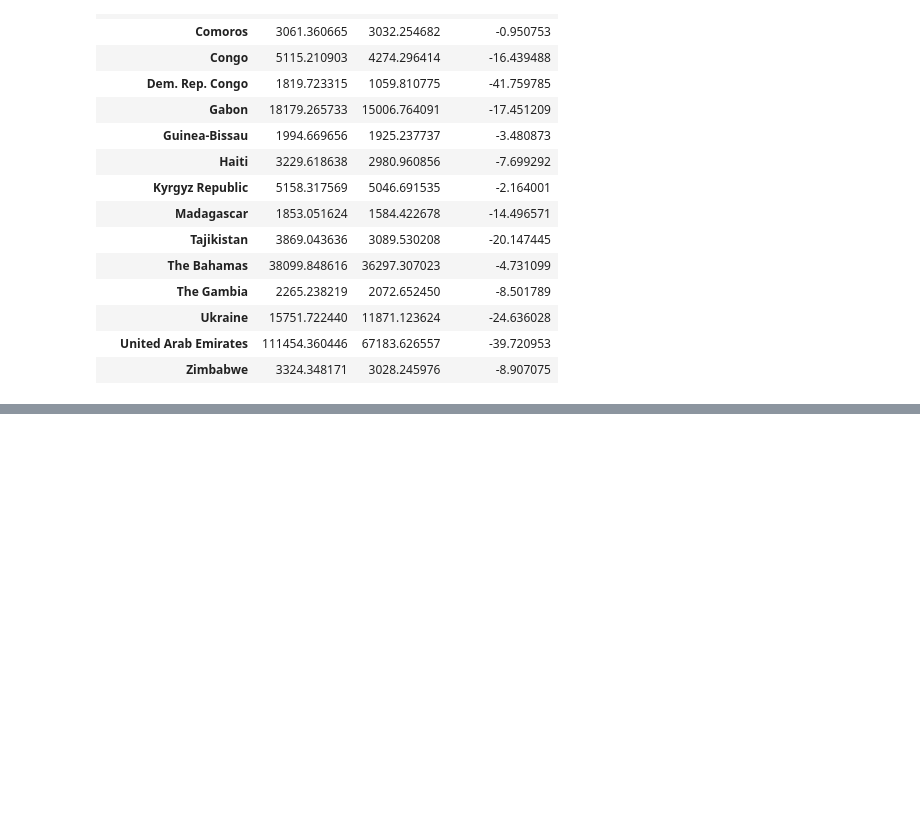
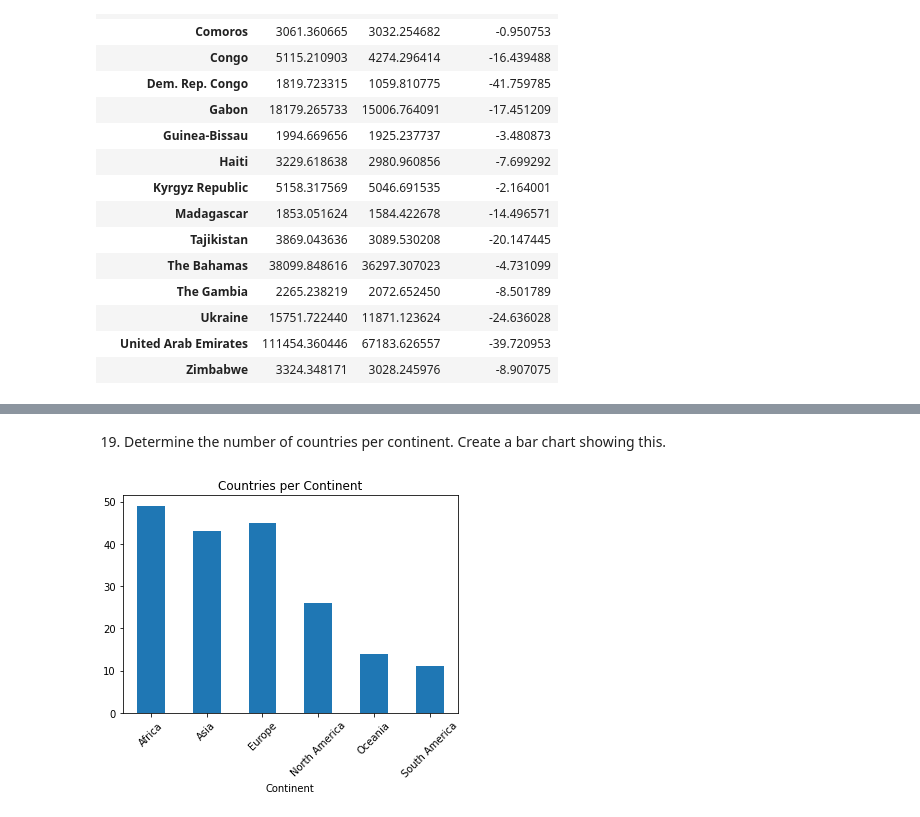
Before and after one commit to tomoumer/un_data_question-tomoumer, a Jupyter notebook: notebooks/UN_Data_Exploration.ipynb, the cells around one changed output, grey strips where cells are left out. Drawn from its saved outputs; the diff is of its cells as text; code cells hidden in the pictures; blank space fills up the shorter version.

```diff
--- a/notebooks/UN_Data_Exploration.ipynb
+++ b/notebooks/UN_Data_Exploration.ipynb
@@ -158,0 +206,3 @@ gdp_pivoted[gdp_pivoted['Percent_Change'] < 0]
+# %%
+#note: I checked the data with .head() and .tail()
+continents = pd.read_csv('../data/continents.csv')
@@ -158,0 +211,19 @@ gdp_pivoted[gdp_pivoted['Percent_Change'] < 0]
+# %%
+#the inner command, which is used by default, is what makes sure that the country appears in both sets
+gdp_df = pd.merge(gdp_df, continents, how='inner', on='Country')
+# %% [markdown]
+19. Determine the number of countries per continent. Create a bar chart showing this.
+# %%
+#since there's multiple countries for each year, drop all but one
+# and then count by grouping around Continent, using Country as summary
+# counting the number of countries (by continent)
+# make a bar chart
+(gdp_df
+    .drop_duplicates(subset='Country')
+    .groupby('Continent')['Country']
+    .count()
+    .plot(kind='bar', title='Countries per Continent', rot=45)
+)
+plt.show()
+# %% [output]
+[figure, added]
```
Also changed, not shown: parts of 10 cells of this notebook.
